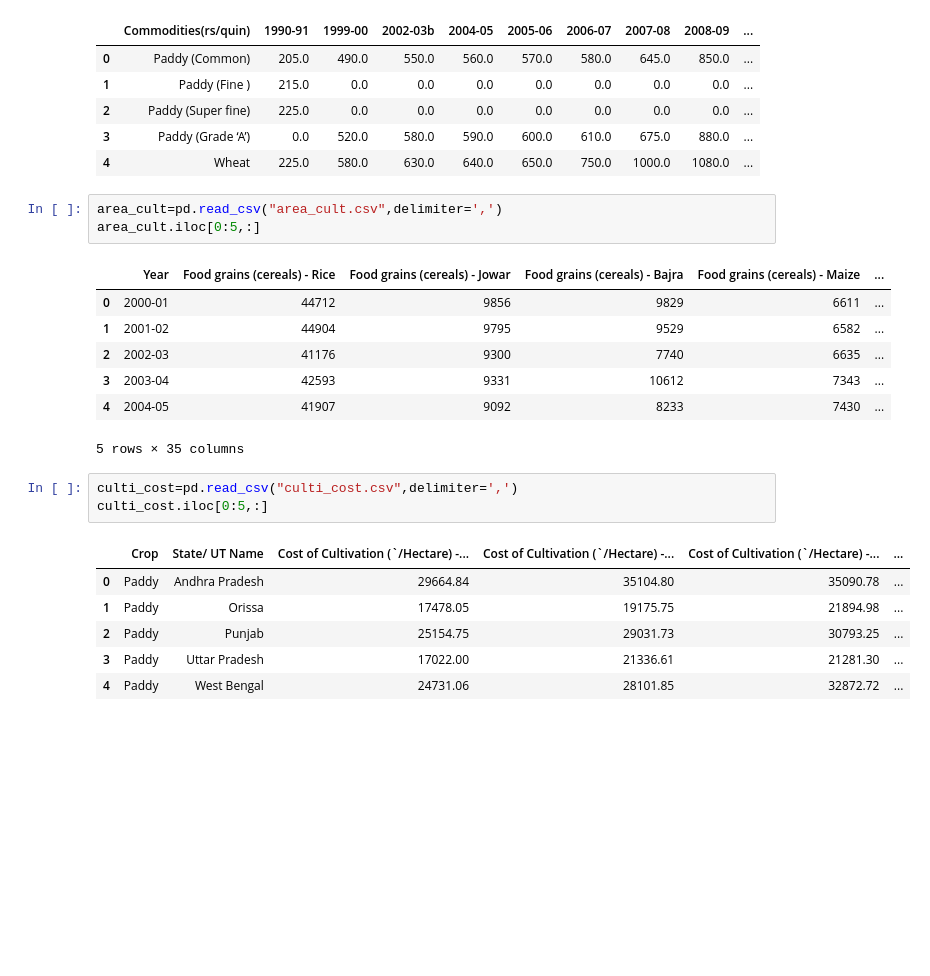
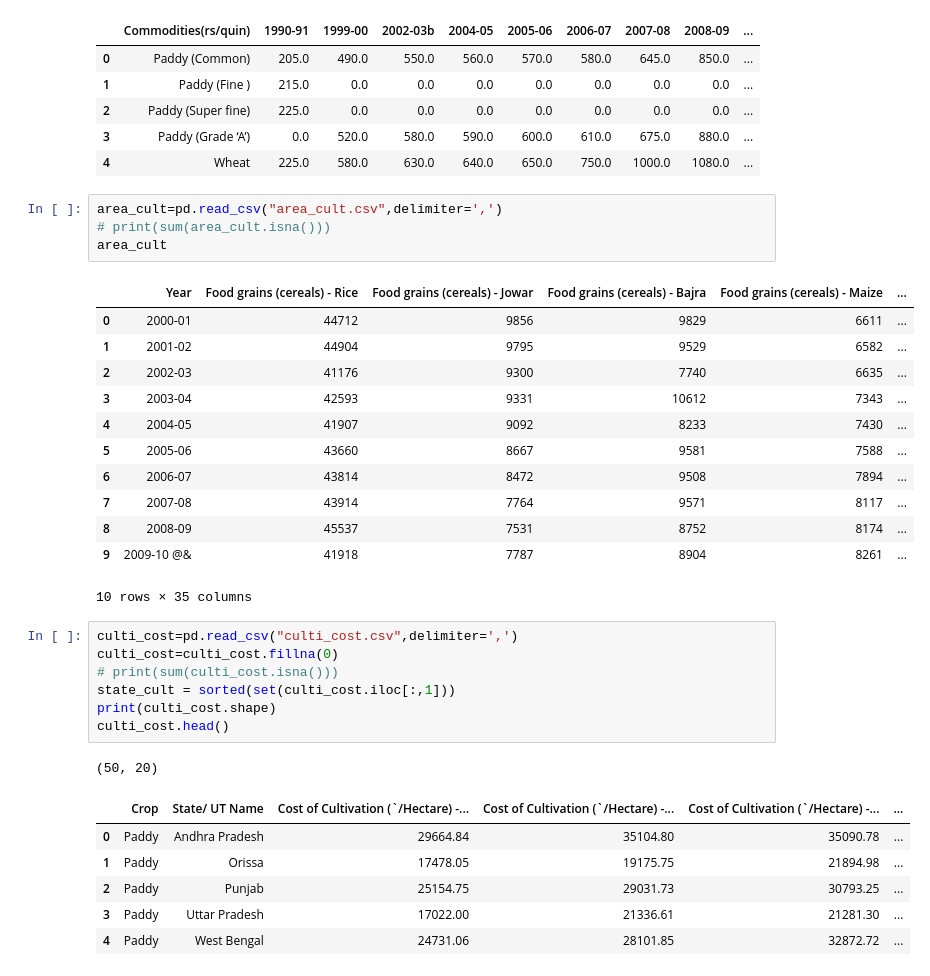
Before and after one commit to nitinvbharti/Agriculture_Analysis, a Jupyter notebook: Agro_analysis.ipynb, the cells around one changed output. Saved outputs shown, nothing was run; the diff lists cells and outputs as text; blank space fills up the shorter version.

```diff
--- a/Agro_analysis.ipynb
+++ b/Agro_analysis.ipynb
@@ -50,19 +52,30 @@ crop_price.iloc[0:5,:]
 | 4 | Wheat | 225.0 | 580.0 | 630.0 | 640.0 | 650.0 | 750.0 | 1000.0 | 1080.0 | ... |
 # %%
 area_cult=pd.read_csv("area_cult.csv",delimiter=',')
-area_cult.iloc[0:5,:]
+# print(sum(area_cult.isna()))
+area_cult
 # %% [output]
 |  | Year | Food grains (cereals) - Rice | Food grains (cereals) - Jowar | Food grains (cereals) - Bajra | Food grains (cereals) - Maize | ... |
 | 0 | 2000-01 | 44712 | 9856 | 9829 | 6611 | ... |
 | 1 | 2001-02 | 44904 | 9795 | 9529 | 6582 | ... |
 | 2 | 2002-03 | 41176 | 9300 | 7740 | 6635 | ... |
 | 3 | 2003-04 | 42593 | 9331 | 10612 | 7343 | ... |
 | 4 | 2004-05 | 41907 | 9092 | 8233 | 7430 | ... |
+| 5 | 2005-06 | 43660 | 8667 | 9581 | 7588 | ... |
+| 6 | 2006-07 | 43814 | 8472 | 9508 | 7894 | ... |
+| 7 | 2007-08 | 43914 | 7764 | 9571 | 8117 | ... |
+| 8 | 2008-09 | 45537 | 7531 | 8752 | 8174 | ... |
+| 9 | 2009-10 @& | 41918 | 7787 | 8904 | 8261 | ... |
-5 rows × 35 columns
+10 rows × 35 columns
 # %%
 culti_cost=pd.read_csv("culti_cost.csv",delimiter=',')
-culti_cost.iloc[0:5,:]
+culti_cost=culti_cost.fillna(0)
+# print(sum(culti_cost.isna()))
+state_cult = sorted(set(culti_cost.iloc[:,1]))
+print(culti_cost.shape)
+culti_cost.head()
 # %% [output]
+(50, 20)
 |  | Crop | State/ UT Name | Cost of Cultivation (`/Hectare) -... | Cost of Cultivation (`/Hectare) -... | Cost of Cultivation (`/Hectare) -... | ... |
 | 0 | Paddy | Andhra Pradesh | 29664.84 | 35104.80 | 35090.78 | ... |
 | 1 | Paddy | Orissa | 17478.05 | 19175.75 | 21894.98 | ... |
```
Also changed, not shown: parts of 8 cells of this notebook.
